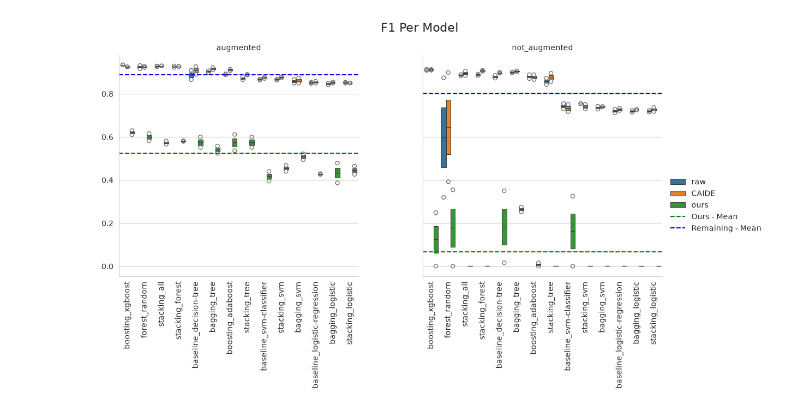
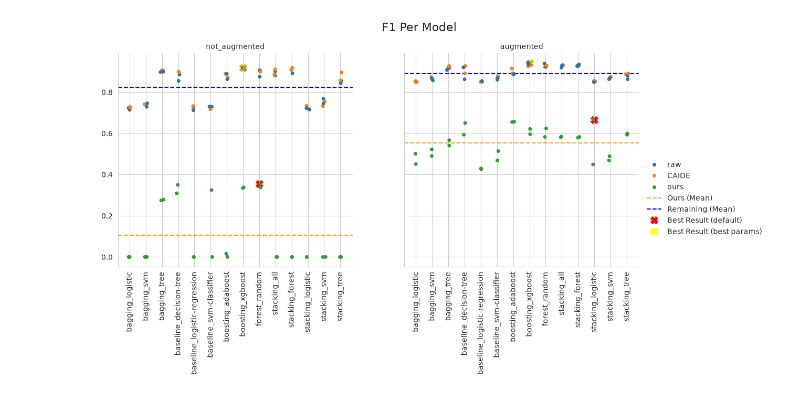
Before and after one commit to Dpbm/mestrado-aulas, a Jupyter notebook: mineracao-de-dados/trabalho/projeto/output_analysis.ipynb, the cells around one changed output. Saved outputs shown, nothing was run; the diff lists cells and outputs as text; code cells hidden in the pictures.

```diff
--- a/mineracao-de-dados/trabalho/projeto/output_analysis.ipynb
+++ b/mineracao-de-dados/trabalho/projeto/output_analysis.ipynb
@@ -48,7 +48,7 @@ for dataset_type in os.listdir(OUTPUTS_PATH):
                         }
 
                         row_i += 1
-
+df_metrics_test = df_metrics_test.sort_values(by='model')
 df_metrics_test.head()
 # %% [output]
 |  | dataset_type | columns | params_type | metric | value | model |
@@ -78,17 +79,66 @@ plt.show()
 # %%
 sns.set_style("whitegrid")
-f1_data = df_metrics_test.loc[(df_metrics_test['metric'] == 'f1')].sort_values(by='value', ascending=False)
+f1_data = df_metrics_test.loc[(df_metrics_test['metric'] == 'f1')]
+
+not_augmented_not_ours = f1_data[(f1_data['dataset_type'] == 'not_augmented')&(f1_data['columns'] != 'ours')]
+not_augmented_not_ours_best_value = not_augmented_not_ours['value'].idxmax()
+
+augmented_not_ours = f1_data[(f1_data['dataset_type'] == 'augmented')&(f1_data['columns'] != 'ours')]
+augmented_not_ours_best_value = augmented_not_ours['value'].idxmax()
+
+not_augmented_ours = f1_data[(f1_data['dataset_type'] == 'not_augmented')&(f1_data['columns'] == 'ours')]
+not_augmented_ours_best_value = not_augmented_ours['value'].idxmax()
+
+augmented_ours = f1_data[(f1_data['dataset_type'] == 'augmented')&(f1_data['columns'] == 'ours')]
+augmented_ours_best_value = augmented_ours['value'].idxmax()
+
 g = sns.catplot(
-    kind="boxen",
+    kind="strip",
     data=f1_data,
     x="model",
     y='value',
     col='dataset_type',
-    hue='columns')
+    hue='columns',
+)
 
+for ax in g.axes.flat:
+  ax.grid(
+      True, axis="x",
+  )
 
-not_agumented_ax = g.axes[0,1]
-agumented_ax = g.axes[0,0]
+print(not_augmented_not_ours.loc[not_augmented_not_ours_best_value])
+print(not_augmented_ours.loc[not_augmented_ours_best_value])
+
+print(augmented_not_ours.loc[augmented_not_ours_best_value])
+print(augmented_ours.loc[augmented_ours_best_value])
+
+not_agumented_ax = g.axes[0,0]
+agumented_ax = g.axes[0,1]
+
+not_agumented_ax.plot(
+    not_augmented_not_ours.loc[not_augmented_not_ours_best_value]['model'],
+    not_augmented_not_ours.loc[not_augmented_not_ours_best_value]['value'],
+    'rX' if not_augmented_not_ours.loc[not_augmented_not_ours_best_value]['params_type'] == 'default' else 'yX',
+    markersize=10)
+
+not_agumented_ax.plot(
+    not_augmented_ours.loc[not_augmented_ours_best_value]['model'],
+    not_augmented_ours.loc[not_augmented_ours_best_value]['value'],
+    'rX' if not_augmented_ours.loc[not_augmented_ours_best_value]['params_type'] == 'default' else 'yX',
+    markersize=10)
+
+agumented_ax.plot(
+    augmented_not_ours.loc[augmented_not_ours_best_value]['model'],
+    augmented_not_ours.loc[augmented_not_ours_best_value]['value'],
+    'rX' if augmented_not_ours.loc[augmented_not_ours_best_value]['params_type'] == 'default' else 'yX',
+    markersize=10)
+
+agumented_ax.plot(
+    augmented_ours.loc[augmented_ours_best_value]['model'],
+    augmented_ours.loc[augmented_ours_best_value]['value'],
+    'rX' if augmented_ours.loc[augmented_ours_best_value]['params_type'] == 'default' else 'yX',
+    markersize=10)
+
 
 not_agumented_ax.axhline(
     y=f1_data.loc[(f1_data['dataset_type'] == 'not_augmented')&(f1_data['columns'] != 'ours')]['value'].mean(),
@@ -99,7 +149,7 @@ not_agumented_ax.axhline(
 not_agumented_ax.axhline(
     y=f1_data.loc[(f1_data['dataset_type'] == 'not_augmented')&(f1_data['columns'] == 'ours')]['value'].mean(),
     linestyle='--',
-    color='green',
+    color='orange',
 )
 
 agumented_ax.axhline(
@@ -111,19 +161,22 @@ agumented_ax.axhline(
 agumented_ax.axhline(
     y=f1_data.loc[(f1_data['dataset_type'] == 'augmented')&(f1_data['columns'] == 'ours')]['value'].mean(),
     linestyle='--',
-    color='green',
+    color='orange',
 )
 
 g.set_xticklabels(rotation=90)
 g.set_axis_labels('', '')
 g.set_titles(template="{col_name}")
 
-ours = plt.Line2D([0], [0], color='green', linestyle='--')
-not_ours = plt.Line2D([0], [0], color='blue', linestyle='--')
+ours = plt.Line2D([], [], color='orange', linestyle='--')
+not_ours = plt.Line2D([], [], color='blue', linestyle='--')
+best_default = plt.Line2D([],[], color='red', marker="X", linestyle='None', markersize=10)
+best_params = plt.Line2D([],[], color='yellow', marker="X", linestyle='None', markersize=10)
 
-
-g._legend_data['Ours - Mean'] = ours
-g._legend_data['Remaining - Mean'] = not_ours
+g._legend_data['Ours (Mean)'] = ours
+g._legend_data['Remaining (Mean)'] = not_ours
+g._legend_data['Best Result (default)'] = best_default
+g._legend_data['Best Result (best params)'] = best_params
 g._legend.remove()
 g.add_legend()
 
@@ -134 +204 @@ plt.show()
-[figure, old version]
+[figure, new version]
```
Also changed, not shown: parts of 12 cells of this notebook, 8 other files.
